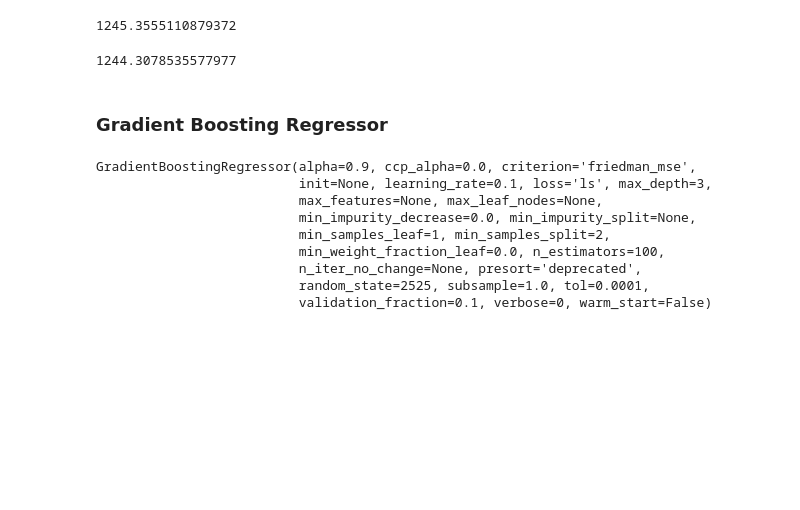
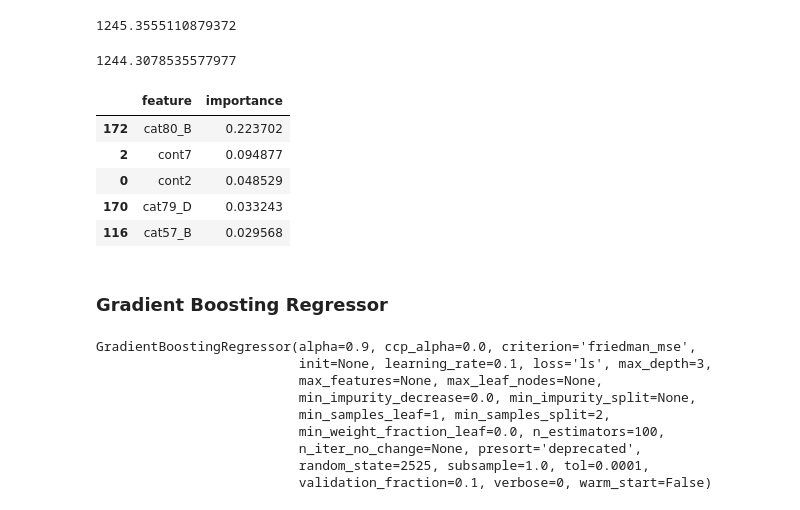
Before and after one commit to akira-nkgw/claims_severity, a Jupyter notebook: models_claims_severe.ipynb, the cells around one changed output. Cells and saved outputs as stored; diff of their text form; code cells hidden in the pictures; blank space fills up the shorter version.

```diff
--- a/models_claims_severe.ipynb
+++ b/models_claims_severe.ipynb
@@ -149,6 +149,20 @@ y_pred = rg2.predict(X_test)
 mean_absolute_error(y_test, y_pred)
 # %% [output]
 1244.3078535577977
+# %%
+fi = pd.DataFrame({'feature': list(X_train.columns),
+                   'importance': rg2.feature_importances_}).\
+                    sort_values('importance', ascending = False)
+# %%
+# get top five important features
+fi.head()
+# %% [output]
+|  | feature | importance |
+| 172 | cat80_B | 0.223702 |
+| 2 | cont7 | 0.094877 |
+| 0 | cont2 | 0.048529 |
+| 170 | cat79_D | 0.033243 |
+| 116 | cat57_B | 0.029568 |
 # %% [markdown]
 ### Gradient Boosting Regressor
 # %%
```
Also changed, not shown: parts of 4 cells of this notebook, 3 other files.
